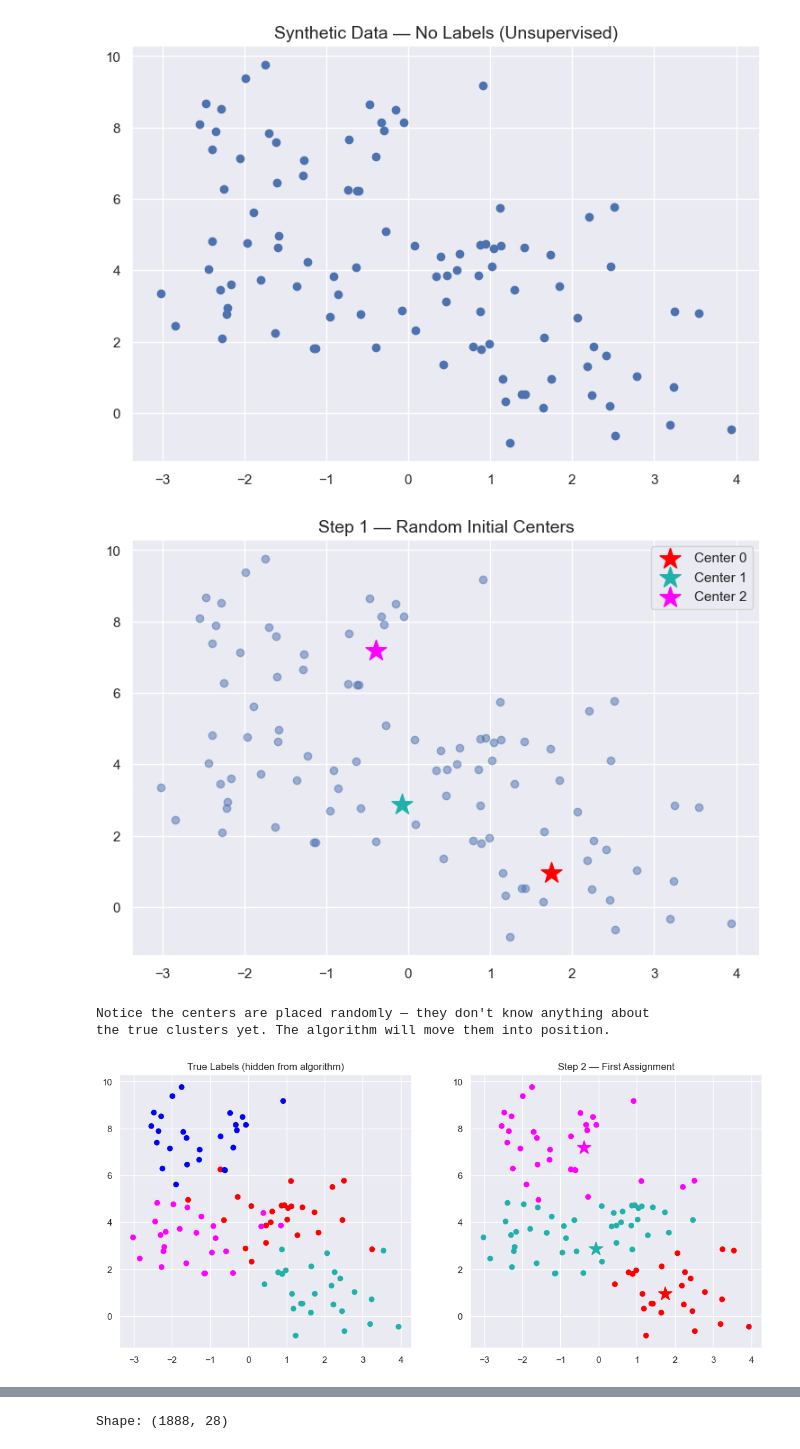
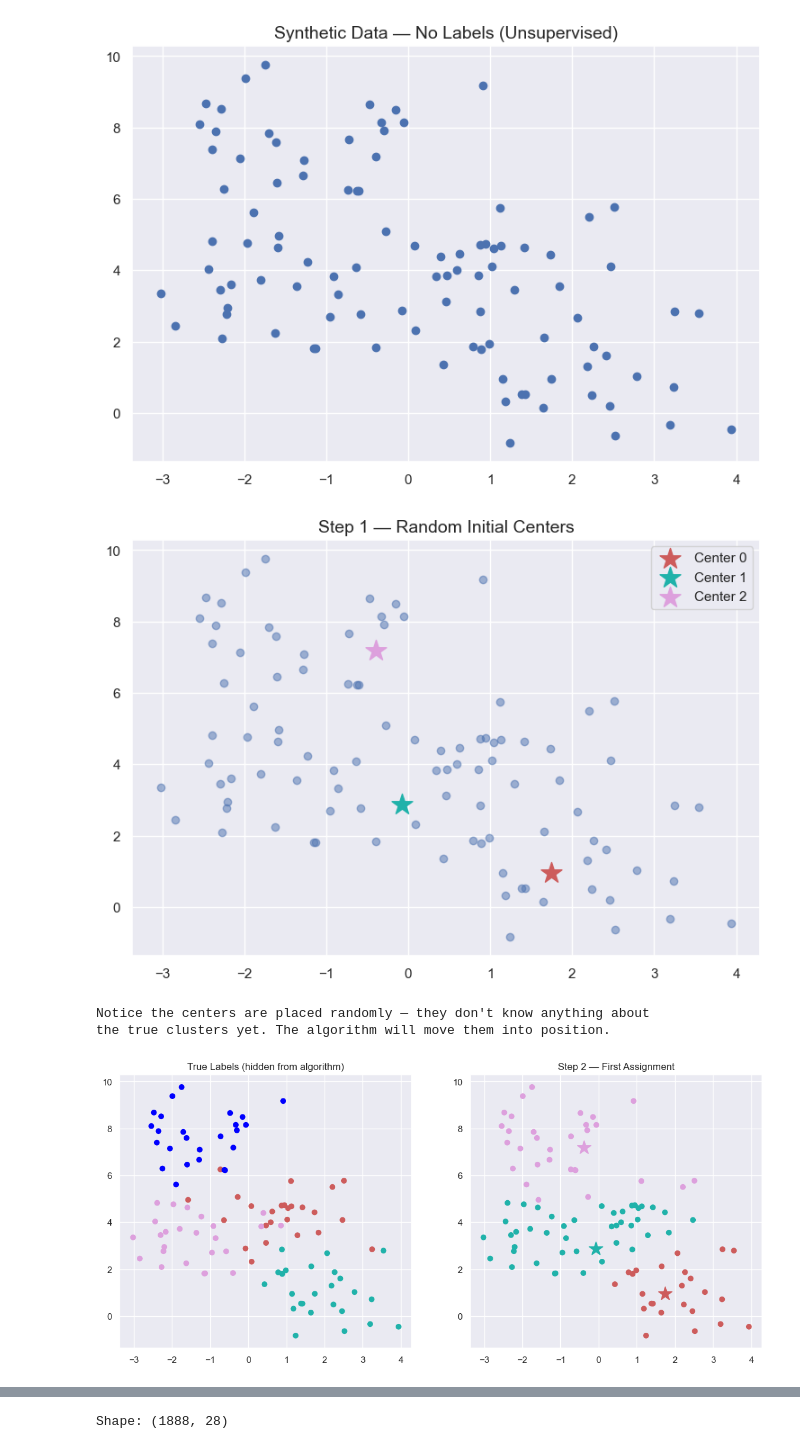
Before and after one commit to ml230-2026/CMOR438, a Jupyter notebook: examples/unsupervised/B) K-Means-Clustering/KMeans.ipynb, the cells around one changed output, grey strips where cells are left out. Saved outputs shown, nothing was run; the diff lists cells and outputs as text; code cells hidden in the pictures.

```diff
--- a/examples/unsupervised/B) K-Means-Clustering/KMeans.ipynb
+++ b/examples/unsupervised/B) K-Means-Clustering/KMeans.ipynb
@@ -52,7 +46,7 @@ X_blob, y_blob = make_blobs(n_samples=100, centers=4, n_features=2, random_state
 # Helper to colour points by cluster label (0-3)
 def get_color(label):
     """Return a colour string for a given integer cluster label."""
-    palette = {0: 'red', 1: 'lightseagreen', 2: 'magenta', 3: 'blue'}
+    palette = {0: 'indianred', 1: 'lightseagreen', 2: 'plum', 3: 'blue'}
     return palette.get(int(label), 'grey')
 
 # Plot the raw data — no labels (unsupervised setting)
@@ -74,7 +68,7 @@ for k in range(3):
 # Plot data with random initial centers marked as stars
 plt.figure(figsize=(9, 6))
 plt.scatter(X_blob[:, 0], X_blob[:, 1], alpha=0.5)
-for center, color in zip(centers, ['red', 'lightseagreen', 'magenta']):
+for center, color in zip(centers, ['indianred', 'lightseagreen', 'plum']):
     plt.scatter(center[0], center[1], color=color, s=300,
                 marker='*', zorder=5, label=f'Center {center[2]}')
 plt.legend()
@@ -86,7 +80,7 @@ Notice the centers are placed randomly — they don't know anything about
 the true clusters yet. The algorithm will move them into position.
 """)
 # %% [output]
-[figure, old version]
+[figure, new version]
 Notice the centers are placed randomly — they don't know anything about
 the true clusters yet. The algorithm will move them into position.
 # %%
@@ -94,35 +88,35 @@ the true clusters yet. The algorithm will move them into position.
 # Euclidean distance: sqrt((x1-x2)^2 + (y1-y2)^2)
 # This is exactly the professor's distance() function from the lecture
 def distance(i, X, center):
     """Compute Euclidean distance from point X[i] to a center."""
     return np.sqrt(sum((X[i, j] - center[j])**2 for j in range(2)))
 
 # ── Step 3: Assign each point to nearest center ───────────────────────────
 def assign_label(i, X, centers):
     """Return the index of the nearest center for point X[i]."""
     distances = np.array([distance(i, X, center) for center in centers])
     return np.argmin(distances)
 
 def assign_clusters(X, centers):
     """Assign every point in X to its nearest center."""
     return [assign_label(i, X, centers) for i in range(len(X))]
 
 # Run first assignment and plot side-by-side with true labels
 current_labels = assign_clusters(X_blob, centers)
 current_colors = [get_color(label) for label in current_labels]
 true_colors    = [get_color(label) for label in y_blob]
 
 fig, (ax1, ax2) = plt.subplots(1, 2, figsize=(14, 6))
 ax1.scatter(X_blob[:, 0], X_blob[:, 1], c=true_colors)
 ax1.set_title('True Labels (hidden from algorithm)', fontsize=12)
 
 ax2.scatter(X_blob[:, 0], X_blob[:, 1], c=current_colors)
-for center, color in zip(centers, ['red', 'lightseagreen', 'magenta']):
+for center, color in zip(centers, ['indianred', 'lightseagreen', 'plum']):
     ax2.scatter(center[0], center[1], color=color, s=300, marker='*', zorder=5)
 ax2.set_title('Step 2 — First Assignment', fontsize=12)
 plt.show()
 # %% [output]
-[figure, old version]
+[figure, new version]
 # %%
 # ── Step 4: Move each center to the mean of its cluster ──────────────────
 # This is exactly the professor's update_centers() function
```
Also changed, not shown: parts of 11 cells of this notebook, 25 other files.
